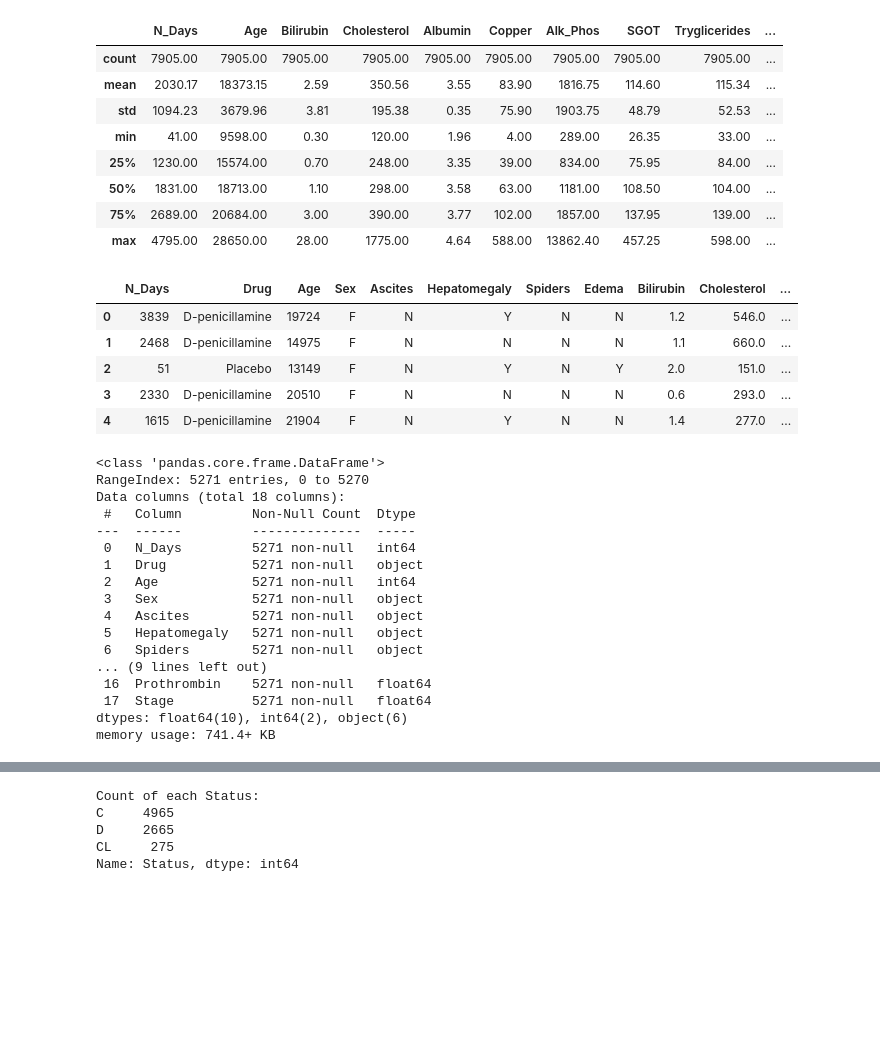
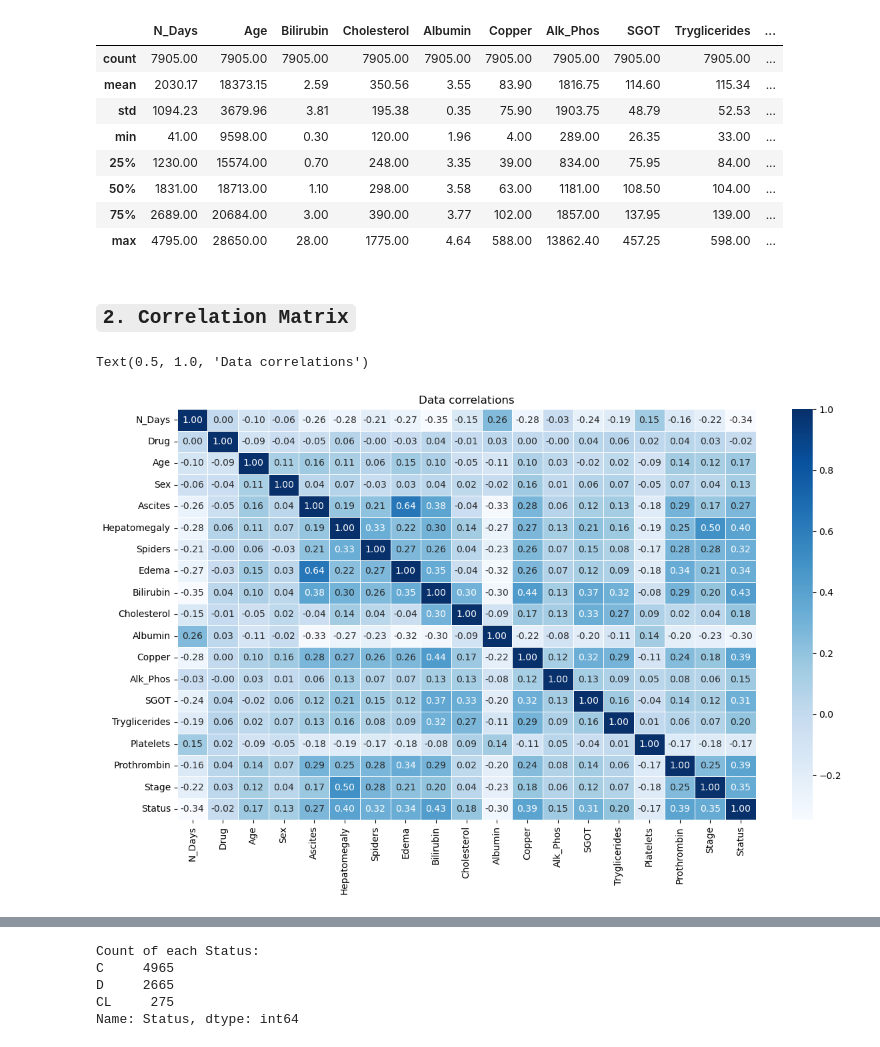
Before and after one commit to accesable/ML_Final, a Jupyter notebook: code/main.ipynb, the cells around one changed output, grey strips where cells are left out. Cells and saved outputs as stored; diff of their text form; code cells hidden in the pictures; blank space fills up the shorter version.

Commit message:
data visualization ,data preprocessing, base model, ensemble learning

```diff
--- a/code/main.ipynb
+++ b/code/main.ipynb
@@ -19,6 +28,5 @@ warnings.filterwarnings("ignore")
 # %% [markdown]
 # Import data
 # %%
-df_train = pd.read_csv("../data/train.csv").drop(columns=['id'],axis=1)
-df_test = pd.read_csv("../data/test.csv").drop("id",axis=1)
+dataframe = pd.read_csv("../data/data.csv").drop(columns=['id'],axis=1)
 # %%
@@ -74,32 +80,20 @@ df_train.describe().round(2).style.format(precision=2).background_gradient(cmap=
 | 50% | 1831.00 | 18713.00 | 1.10 | 298.00 | 3.58 | 63.00 | 1181.00 | 108.50 | 104.00 | ... |
 | 75% | 2689.00 | 20684.00 | 3.00 | 390.00 | 3.77 | 102.00 | 1857.00 | 137.95 | 139.00 | ... |
 | max | 4795.00 | 28650.00 | 28.00 | 1775.00 | 4.64 | 588.00 | 13862.40 | 457.25 | 598.00 | ... |
-# %%
-df_test.head()
-# %% [output]
-|  | N_Days | Drug | Age | Sex | Ascites | Hepatomegaly | Spiders | Edema | Bilirubin | Cholesterol | ... |
-| 0 | 3839 | D-penicillamine | 19724 | F | N | Y | N | N | 1.2 | 546.0 | ... |
-| 1 | 2468 | D-penicillamine | 14975 | F | N | N | N | N | 1.1 | 660.0 | ... |
-| 2 | 51 | Placebo | 13149 | F | N | Y | N | Y | 2.0 | 151.0 | ... |
-| 3 | 2330 | D-penicillamine | 20510 | F | N | N | N | N | 0.6 | 293.0 | ... |
-| 4 | 1615 | D-penicillamine | 21904 | F | N | Y | N | N | 1.4 | 277.0 | ... |
-# %%
-df_test.info()
-# %% [output]
-<class 'pandas.core.frame.DataFrame'>
-RangeIndex: 5271 entries, 0 to 5270
-Data columns (total 18 columns):
- #   Column         Non-Null Count  Dtype
----  ------         --------------  -----
- 0   N_Days         5271 non-null   int64
- 1   Drug           5271 non-null   object
- 2   Age            5271 non-null   int64
- 3   Sex            5271 non-null   object
- 4   Ascites        5271 non-null   object
- 5   Hepatomegaly   5271 non-null   object
- 6   Spiders        5271 non-null   object
-... (9 lines left out)
- 16  Prothrombin    5271 non-null   float64
- 17  Stage          5271 non-null   float64
-dtypes: float64(10), int64(2), object(6)
-memory usage: 741.4+ KB
+# %% [markdown]
+## `2. Correlation Matrix`
+# %%
+encoded_train = dataframe.copy()
+
+for column in encoded_train.columns:
+    if encoded_train[column].dtype == 'object':
+        label_encoder = LabelEncoder()
+        encoded_train[column] = label_encoder.fit_transform(encoded_train[column])
+
+correlation = encoded_train.corr()
+plt.figure(figsize=(14,8))
+sns.heatmap(correlation,annot=True,fmt='.2f',annot_kws={'size': 10},linewidths=0.5,cmap='Blues')
+plt.title("Data correlations")
+# %% [output]
+Text(0.5, 1.0, 'Data correlations')
+[figure, added]
```
Also changed, not shown: parts of 49 cells of this notebook, 3 other files.
